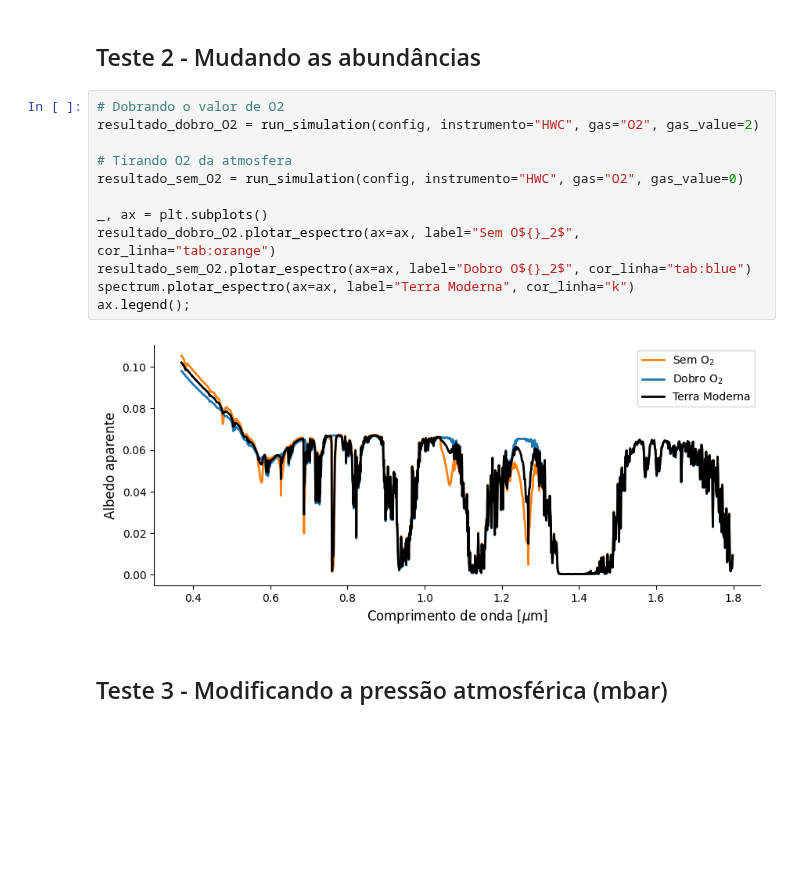
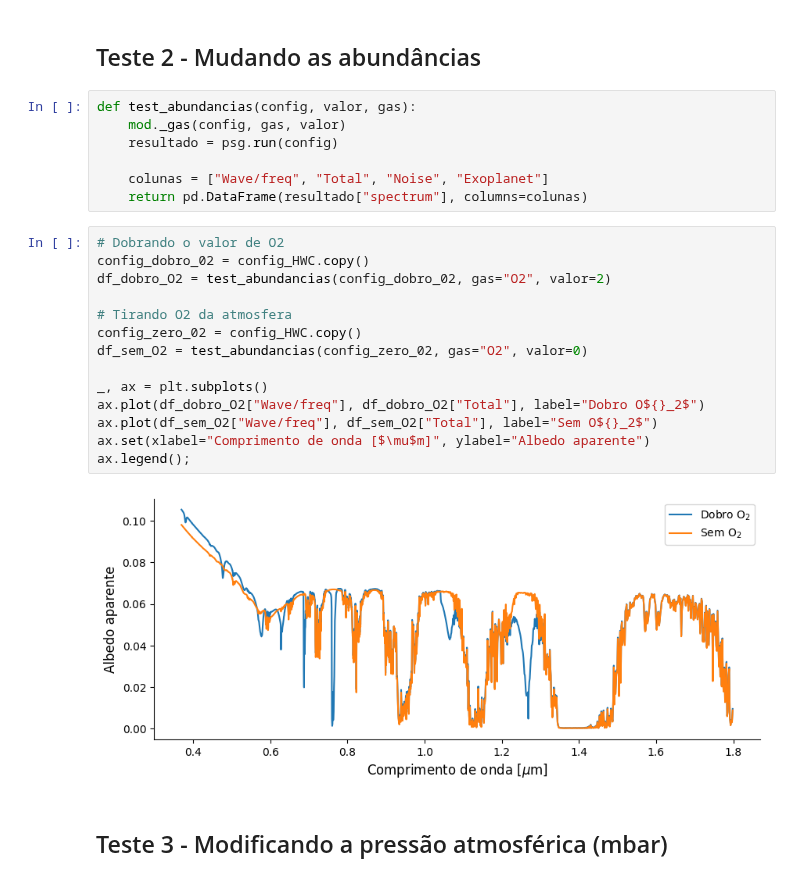
Before and after one commit to SarahBarbosa/geexhp, a Jupyter notebook: docs/terra_moderna.ipynb, the cells around one changed output. Drawn from its saved outputs; the diff is of its cells as text; blank space fills up the shorter version.

```diff
--- a/docs/terra_moderna.ipynb
+++ b/docs/terra_moderna.ipynb
@@ -85,19 +90,28 @@ ax.set(xlabel="Comprimento de onda [$\mu$m]", ylabel="Albedo aparente");
 [figure]
 # %% [markdown]
 ## Teste 2 - Mudando as abundâncias
-# %%
-# Dobrando o valor de O2
-resultado_dobro_O2 = run_simulation(config, instrumento="HWC", gas="O2", gas_value=2)
-
-# Tirando O2 da atmosfera
-resultado_sem_O2 = run_simulation(config, instrumento="HWC", gas="O2", gas_value=0)
-
-_, ax = plt.subplots()
-resultado_dobro_O2.plotar_espectro(ax=ax, label="Sem O${}_2$", cor_linha="tab:orange")
-resultado_sem_O2.plotar_espectro(ax=ax, label="Dobro O${}_2$", cor_linha="tab:blue")
-spectrum.plotar_espectro(ax=ax, label="Terra Moderna", cor_linha="k")
-ax.legend();
-# %% [output]
-[figure, removed]
+# %%
+def test_abundancias(config, valor, gas):
+    mod._gas(config, gas, valor)
+    resultado = psg.run(config)
+
+    colunas = ["Wave/freq", "Total", "Noise", "Exoplanet"]
+    return pd.DataFrame(resultado["spectrum"], columns=colunas)
+# %%
+# Dobrando o valor de O2
+config_dobro_02 = config_HWC.copy()
+df_dobro_O2 = test_abundancias(config_dobro_02, gas="O2", valor=2)
+
+# Tirando O2 da atmosfera
+config_zero_02 = config_HWC.copy()
+df_sem_O2 = test_abundancias(config_zero_02, gas="O2", valor=0)
+
+_, ax = plt.subplots()
+ax.plot(df_dobro_O2["Wave/freq"], df_dobro_O2["Total"], label="Dobro O${}_2$")
+ax.plot(df_sem_O2["Wave/freq"], df_sem_O2["Total"], label="Sem O${}_2$")
+ax.set(xlabel="Comprimento de onda [$\mu$m]", ylabel="Albedo aparente")
+ax.legend();
+# %% [output]
+[figure, added]
 # %% [markdown]
 ## Teste 3 - Modificando a pressão atmosférica (mbar)
```
Also changed, not shown: parts of 21 cells of this notebook, 16 other files.
